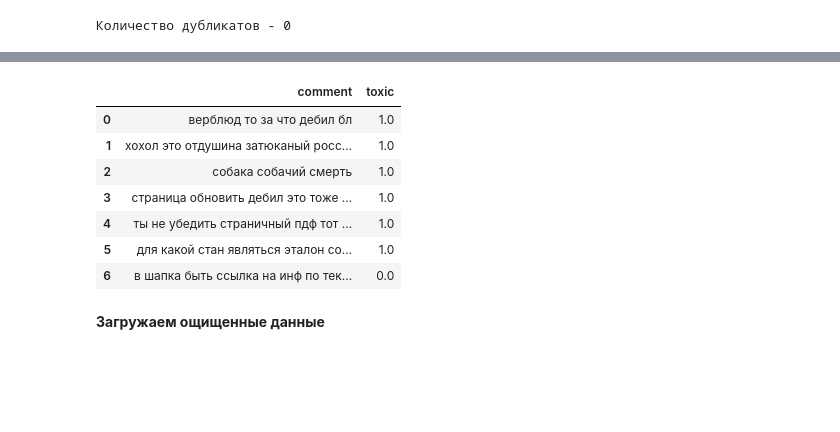
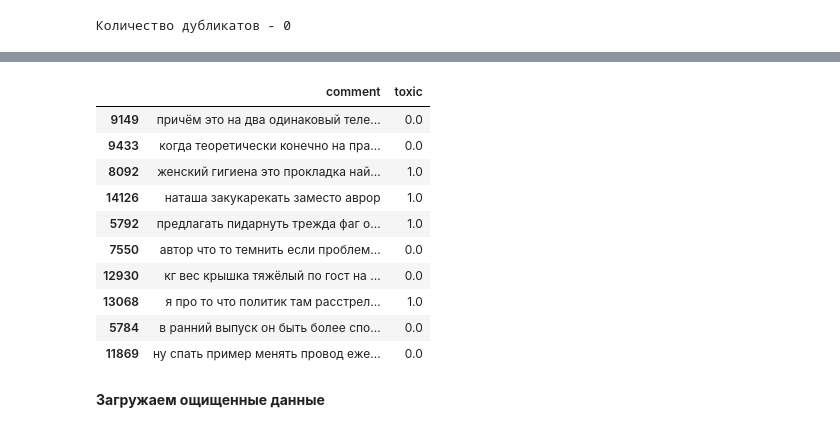
Before and after one commit to alexandr-khvatov/text_classification, a Jupyter notebook: model/LogReg.ipynb, the cells around one changed output, grey strips where cells are left out. Cells and saved outputs as stored; diff of their text form; code cells hidden in the pictures; blank space fills up the shorter version.

```diff
--- a/model/LogReg.ipynb
+++ b/model/LogReg.ipynb
@@ -97,14 +98,17 @@ Wall time: 1min 24s
-# %%
-data.head(7)
-# %% [output]
-|  | comment | toxic |
-| 0 | верблюд то за что дебил бл | 1.0 |
-| 1 | хохол это отдушина затюканый росс... | 1.0 |
-| 2 | собака собачий смерть | 1.0 |
-| 3 | страница обновить дебил это тоже ... | 1.0 |
-| 4 | ты не убедить страничный пдф тот ... | 1.0 |
-| 5 | для какой стан являться эталон со... | 1.0 |
-| 6 | в шапка быть ссылка на инф по тек... | 0.0 |
+# %%
+data.sample(10)
+# %% [output]
+|  | comment | toxic |
+| 9149 | причём это на два одинаковый теле... | 0.0 |
+| 9433 | когда теоретически конечно на пра... | 0.0 |
+| 8092 | женский гигиена это прокладка най... | 1.0 |
+| 14126 | наташа закукарекать заместо аврор | 1.0 |
+| 5792 | предлагать пидарнуть трежда фаг о... | 1.0 |
+| 7550 | автор что то темнить если проблем... | 0.0 |
+| 12930 | кг вес крышка тяжёлый по гост на ... | 0.0 |
+| 13068 | я про то что политик там расстрел... | 1.0 |
+| 5784 | в ранний выпуск он быть более спо... | 0.0 |
+| 11869 | ну спать пример менять провод еже... | 0.0 |
 # %%
 FILE_NAME_CLEAR_DATA='toxic_comment_RU_cleaned.csv'
 data=data.astype({'toxic': 'int64'})
```
Also changed, not shown: parts of 10 cells of this notebook.
